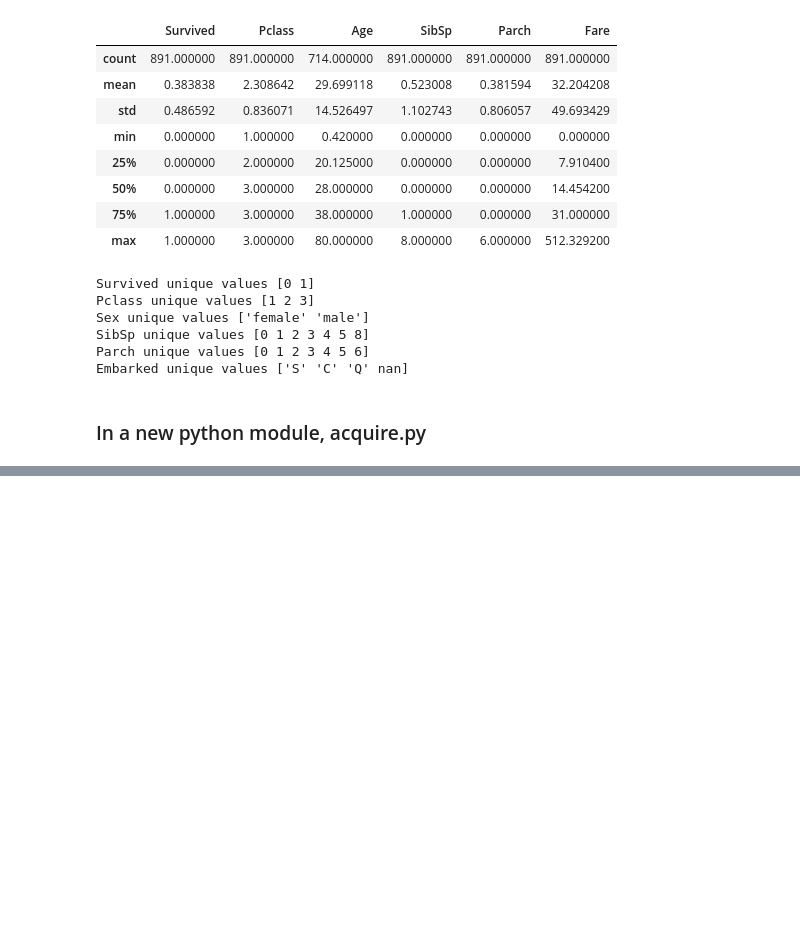
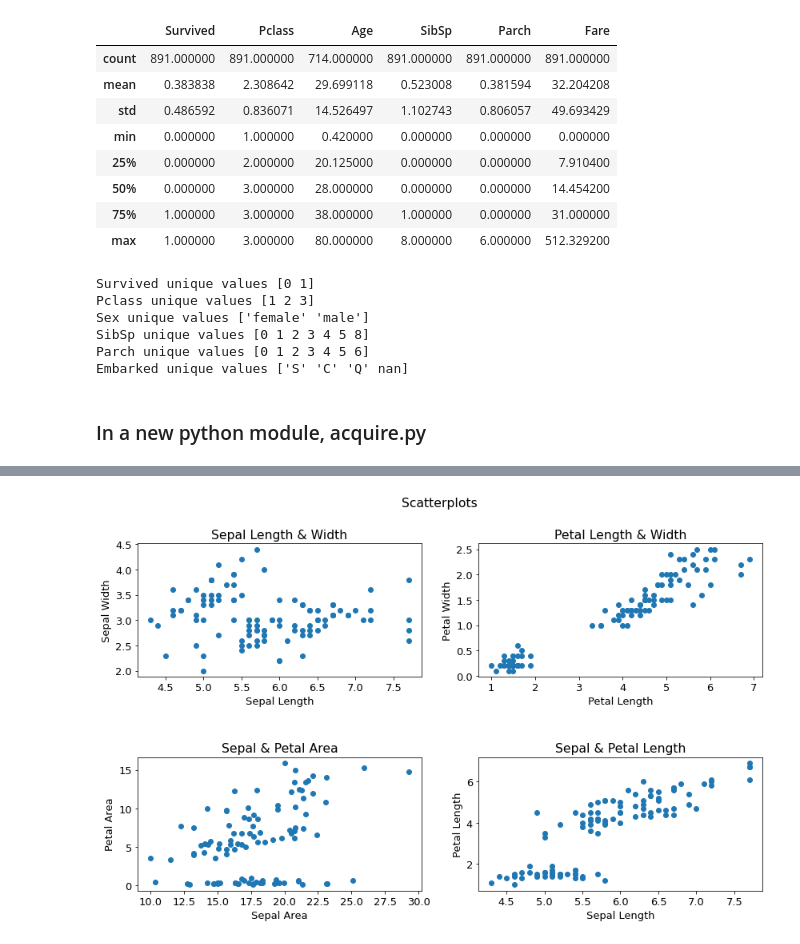
Before and after one commit to aleclhartman/ds-methodologies-exercises, a Jupyter notebook: classification/classification_exercises.ipynb, the cells around one changed output, grey strips where cells are left out. Drawn from its saved outputs; the diff is of its cells as text; code cells hidden in the pictures; blank space fills up the shorter version.

```diff
--- a/classification/classification_exercises.ipynb
+++ b/classification/classification_exercises.ipynb
@@ -267,0 +353,4 @@ iris
+# %%
+train["sepal_area"] = train.sepal_length * train.sepal_width
+train["petal_area"] = train.petal_length * train.petal_width
+train.head()
@@ -267,0 +364,21 @@ iris
+# %%
+fig, axs = plt.subplots(2, 2)
+plt.subplots_adjust(hspace=.6)
+
+plt.suptitle("Scatterplots")
+
+axs[0, 0].set(title="Sepal Length & Width", xlabel="Sepal Length", ylabel="Sepal Width")
+axs[0, 0].scatter(x=train.sepal_length,  y=train.sepal_width, label=train.species)
+
+axs[0, 1].set(title="Petal Length & Width", xlabel="Petal Length", ylabel="Petal Width")
+axs[0, 1].scatter(x=train.petal_length,  y=train.petal_width, label=train.species)
+
+axs[1, 0].set(title="Sepal & Petal Area", xlabel="Sepal Area", ylabel="Petal Area")
+axs[1, 0].scatter(x=train.sepal_area,  y=train.petal_area, label=train.species)
+
+axs[1, 1].set(title="Sepal & Petal Length", xlabel="Sepal Length", ylabel="Petal Length")
+axs[1, 1].scatter(x=train.sepal_length, y=train.petal_length, label=train.species)
+
+plt.show()
+# %% [output]
+[figure, added]
```
Also changed, not shown: parts of 31 cells of this notebook.
